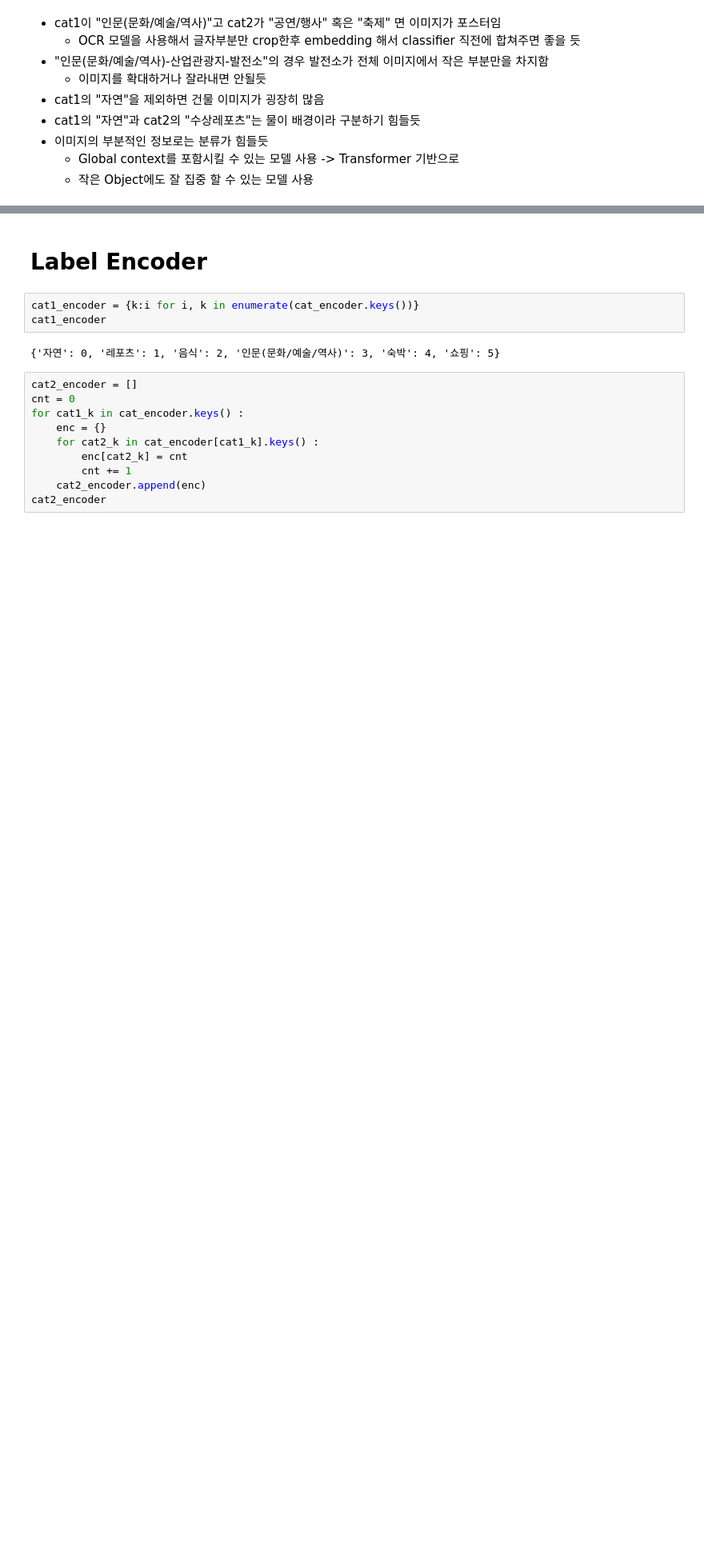
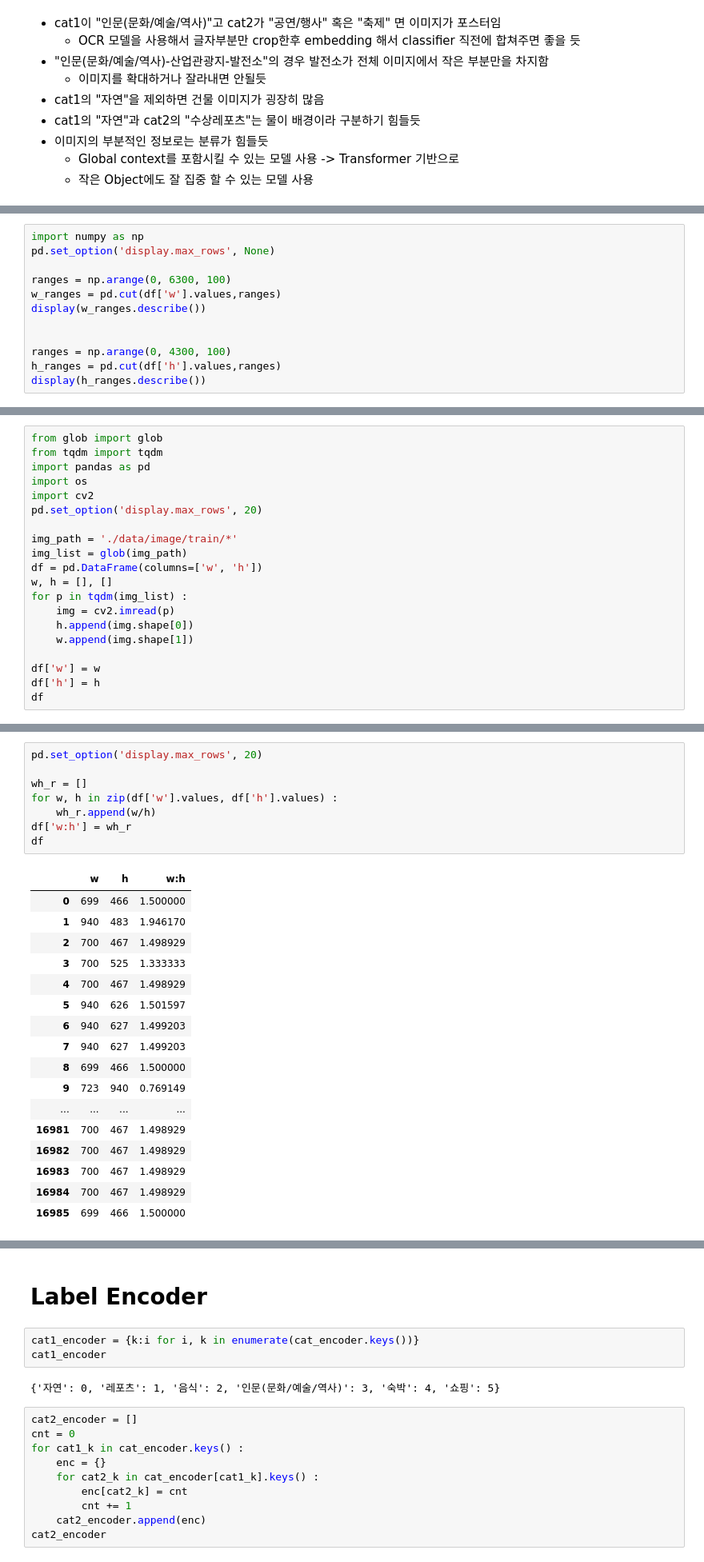
Before and after one commit to quhb2455/dacon_tourism, a Jupyter notebook: EDA.ipynb, the cells around one changed output, grey strips where cells are left out. Shown at 80% size. Saved outputs shown, nothing was run; the diff lists cells and outputs as text; blank space fills up the shorter version.

```diff
--- a/EDA.ipynb
+++ b/EDA.ipynb
@@ -230,0 +300,12 @@ import cv2
+# %%
+import numpy as np
+pd.set_option('display.max_rows', None)
+
+ranges = np.arange(0, 6300, 100)
+w_ranges = pd.cut(df['w'].values,ranges)
+display(w_ranges.describe())
+
+
+ranges = np.arange(0, 4300, 100)
+h_ranges = pd.cut(df['h'].values,ranges)
+display(h_ranges.describe())
@@ -230,0 +354,20 @@ import cv2
+# %%
+from glob import glob
+from tqdm import tqdm
+import pandas as pd
+import os
+import cv2
+pd.set_option('display.max_rows', 20)
+
+img_path = './data/image/train/*'
+img_list = glob(img_path)
+df = pd.DataFrame(columns=['w', 'h'])
+w, h = [], []
+for p in tqdm(img_list) :
+    img = cv2.imread(p)
+    h.append(img.shape[0])
+    w.append(img.shape[1])
+
+df['w'] = w
+df['h'] = h
+df
@@ -230,0 +393,26 @@ import cv2
+# %%
+pd.set_option('display.max_rows', 20)
+
+wh_r = []
+for w, h in zip(df['w'].values, df['h'].values) :
+    wh_r.append(w/h)
+df['w:h'] = wh_r
+df
+# %% [output]
+|  | w | h | w:h |
+| 0 | 699 | 466 | 1.500000 |
+| 1 | 940 | 483 | 1.946170 |
+| 2 | 700 | 467 | 1.498929 |
+| 3 | 700 | 525 | 1.333333 |
+| 4 | 700 | 467 | 1.498929 |
+| 5 | 940 | 626 | 1.501597 |
+| 6 | 940 | 627 | 1.499203 |
+| 7 | 940 | 627 | 1.499203 |
+| 8 | 699 | 466 | 1.500000 |
+| 9 | 723 | 940 | 0.769149 |
+| ... | ... | ... | ... |
+| 16981 | 700 | 467 | 1.498929 |
+| 16982 | 700 | 467 | 1.498929 |
+| 16983 | 700 | 467 | 1.498929 |
+| 16984 | 700 | 467 | 1.498929 |
+| 16985 | 699 | 466 | 1.500000 |
```
Also changed, not shown: parts of 26 cells of this notebook, 54 other files.
